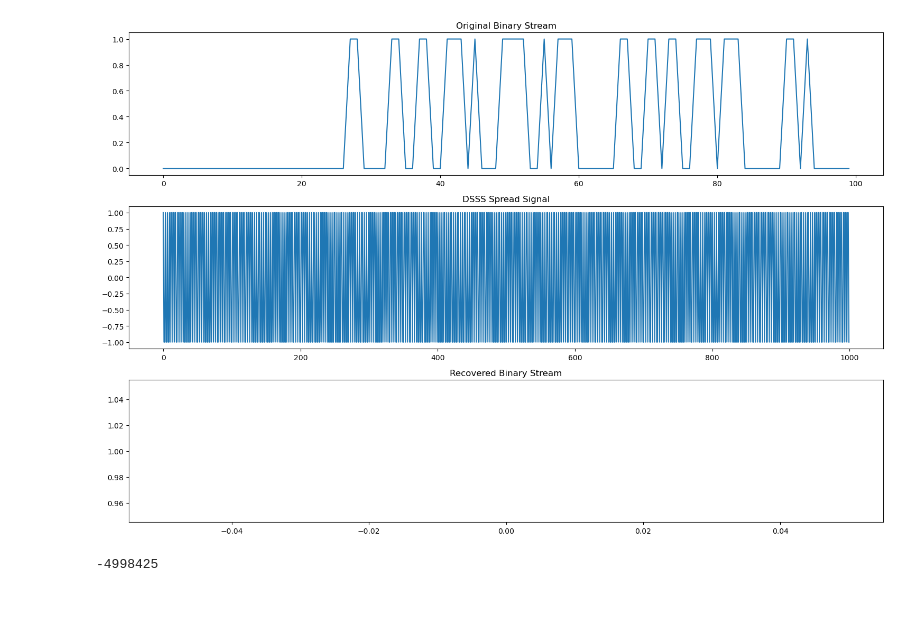
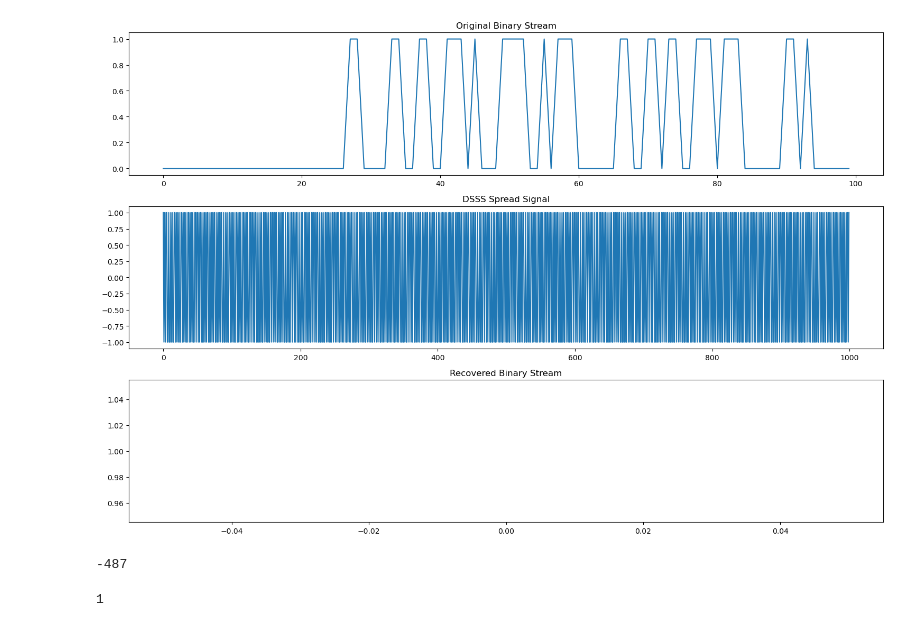
Before and after one commit to yuvyuvyuv/Sprint3, a Jupyter notebook: yogevs_jup.ipynb, the cells around one changed output. Cells and saved outputs as stored; diff of their text form; code cells hidden in the pictures.

```diff
--- a/yogevs_jup.ipynb
+++ b/yogevs_jup.ipynb
@@ -6,7 +6,7 @@ from scipy.signal import correlate
 # %%
 file_path = 'cal.m4a'
 # %%
-random_binary_list = np.random.choice([0, 1], size=10000000)
+random_binary_list = np.random.choice([0, 1], size=1000)
 
 
 # Function to read binary file
@@ -46,36 +46,40 @@ def despread_signal(received_signal, pn_code, chip_rate):
 # Spread the binary stream
 spread_signal = spread_signal(random_binary_list, pn_code, chip_rate)
 
 # Simulate received signal (assume perfect transmission for simplicity)
 received_signal = spread_signal
 
 # Despread the received signal
 recovered_binary_stream = despread_signal(received_signal, pn_code, chip_rate)
 
 # Save the recovered binary stream to a file
 # write_binary_file('recovered_binary_file.m4a', recovered_binary_stream)
 
 # Plot the original, spread, and recovered signals
 plt.figure(figsize=(15, 10))
 
 plt.subplot(3, 1, 1)
 plt.plot(binary_stream[:100])
 plt.title('Original Binary Stream')
 
 plt.subplot(3, 1, 2)
 plt.plot(spread_signal[:1000])
 plt.title('DSSS Spread Signal')
 
 plt.subplot(3, 1, 3)
 plt.plot(recovered_binary_stream[:100])
 plt.title('Recovered Binary Stream')
 
 plt.tight_layout()
 plt.show()
 # %% [output]
-[figure, old version]
+[figure, new version]
 # %%
 df  =random_binary_list-recovered_binary_stream
 sum(df)
 # %% [output]
--4998425
+-487
+# %%
+recovered_binary_stream[0]
+# %% [output]
+1
```
Also changed, not shown: parts of 1 cell of this notebook.
